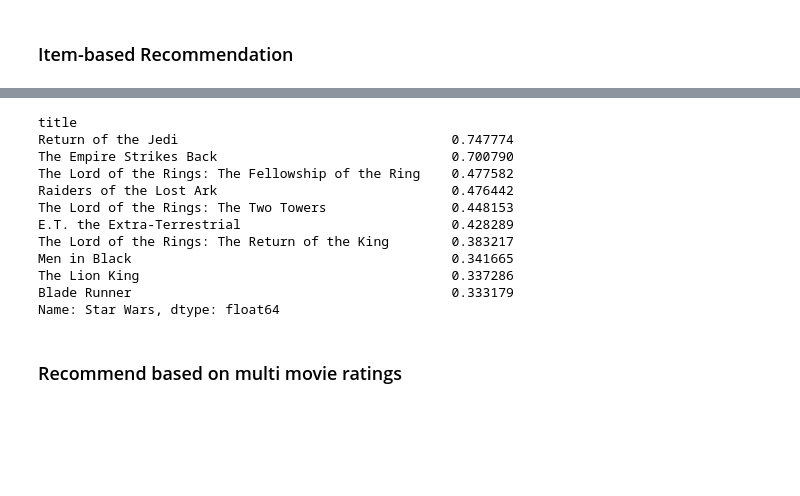
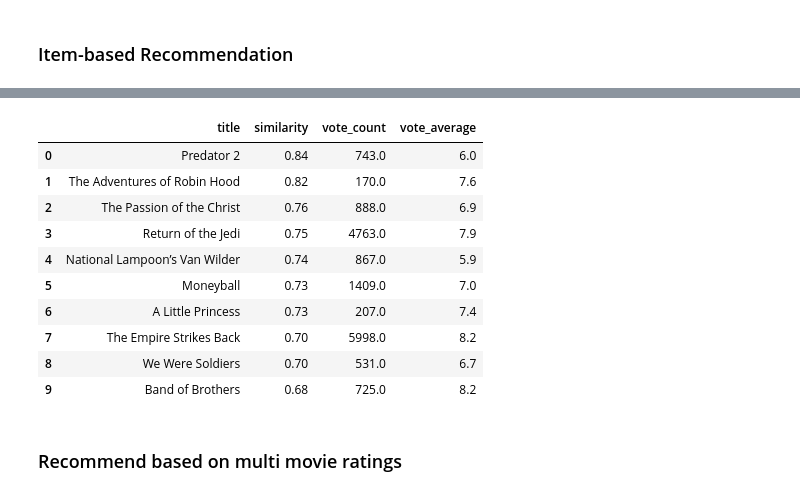
Before and after one commit to kensuke0529/Rec-sys, a Jupyter notebook: notebook/1. user_based_recommender.ipynb, the cells around one changed output, grey strips where cells are left out. Cells and saved outputs as stored; diff of their text form; code cells hidden in the pictures; blank space fills up the shorter version.

```diff
--- a/notebook/user_based_recommender.ipynb
+++ b/notebook/1. user_based_recommender.ipynb
@@ -99,6 +98 @@ top_movies = movieStats[popularMovies].sort_values(('rating', 'mean'), ascending
-# %%
-mappedColumnsMoviestat=movieStats[popularMovies]
-mappedColumnsMoviestat.columns=[f'{i}|{j}' if j != '' else f'{i}' for i,j in mappedColumnsMoviestat.columns]
-df = mappedColumnsMoviestat.join(pd.DataFrame(similarMovies, columns=['similarity']))
-df = df.drop('Toy Story')
 # %%
@@ -168,20 +162,34 @@ corr.head()
 | ...And God Created Woman | NaN | NaN | NaN | NaN | NaN | ... |
 5 rows × 8740 columns
-# %%
-corr['Star Wars'].drop('Star Wars').sort_values(ascending=False).head(10)
-# %% [output]
-title
-Return of the Jedi                                   0.747774
-The Empire Strikes Back                              0.700790
-The Lord of the Rings: The Fellowship of the Ring    0.477582
-Raiders of the Lost Ark                              0.476442
-The Lord of the Rings: The Two Towers                0.448153
-E.T. the Extra-Terrestrial                           0.428289
-The Lord of the Rings: The Return of the King        0.383217
-Men in Black                                         0.341665
-The Lion King                                        0.337286
-Blade Runner                                         0.333179
-Name: Star Wars, dtype: float64
+# %%
+top10 = corr['Star Wars'].drop('Star Wars').sort_values(ascending=False).head(50)
+
+# Build a DataFrame for the top 10 similar movies
+top10_df = pd.DataFrame({
+    'title': top10.index,
+    'similarity': top10.values.round(2)
+})
+
+# Merge with vote_count and vote_average from df
+movie_info = df[['title', 'vote_count', 'vote_average']].drop_duplicates(subset='title')
+top10_df = top10_df.merge(movie_info, on='title', how='left')
+top10_df = top10_df[top10_df['vote_count'] > 150]
+
+# Sort by similarity descending
+top10_df = top10_df.sort_values(by='similarity', ascending=False).reset_index(drop=True)
+top10_df.head(10)
+# %% [output]
+|  | title | similarity | vote_count | vote_average |
+| 0 | Predator 2 | 0.84 | 743.0 | 6.0 |
+| 1 | The Adventures of Robin Hood | 0.82 | 170.0 | 7.6 |
+| 2 | The Passion of the Christ | 0.76 | 888.0 | 6.9 |
+| 3 | Return of the Jedi | 0.75 | 4763.0 | 7.9 |
+| 4 | National Lampoon’s Van Wilder | 0.74 | 867.0 | 5.9 |
+| 5 | Moneyball | 0.73 | 1409.0 | 7.0 |
+| 6 | A Little Princess | 0.73 | 207.0 | 7.4 |
+| 7 | The Empire Strikes Back | 0.70 | 5998.0 | 8.2 |
+| 8 | We Were Soldiers | 0.70 | 531.0 | 6.7 |
+| 9 | Band of Brothers | 0.68 | 725.0 | 8.2 |
 # %% [markdown]
 ### Recommend based on multi movie ratings
 # %%
```
Also changed, not shown: parts of 9 cells of this notebook.
